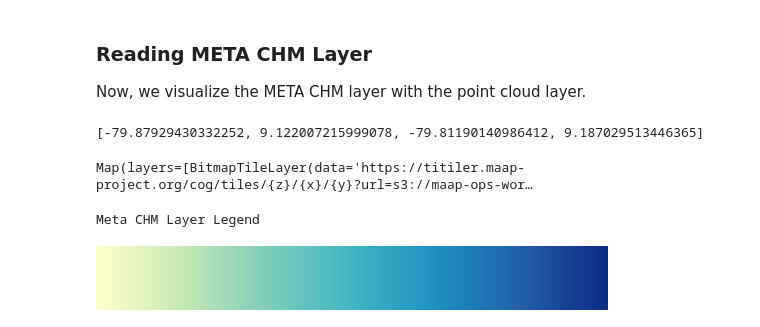
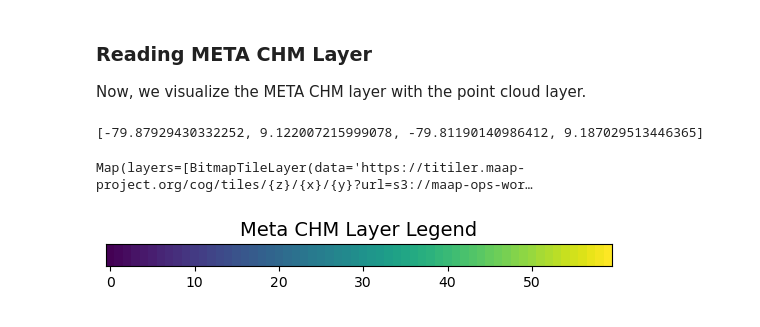
Before and after one commit to MAAP-Project/geotrees-demo, a Jupyter notebook: lonboard-viz.ipynb, the cells around one changed output. Cells and saved outputs as stored; diff of their text form; code cells hidden in the pictures.

```diff
--- a/lonboard-viz.ipynb
+++ b/lonboard-viz.ipynb
@@ -175,9 +191,7 @@ m1 = Map([chm_product_layer, point_layer])
 m1
 # %% [output]
 Map(layers=[BitmapTileLayer(data='https://titiler.maap-project.org/cog/tiles/{z}/{x}/{y}?url=s3://maap-ops-wor…
-# %%
-print("Meta CHM Layer Legend")
-YlGnBu_7.get_mpl_colormap()
-# %% [output]
-Meta CHM Layer Legend
-[figure, removed]
+# %%
+plot_colormap("Meta CHM Layer Legend",'viridis')
+# %% [output]
+[figure, added]
```
Also changed, not shown: parts of 3 cells of this notebook.
